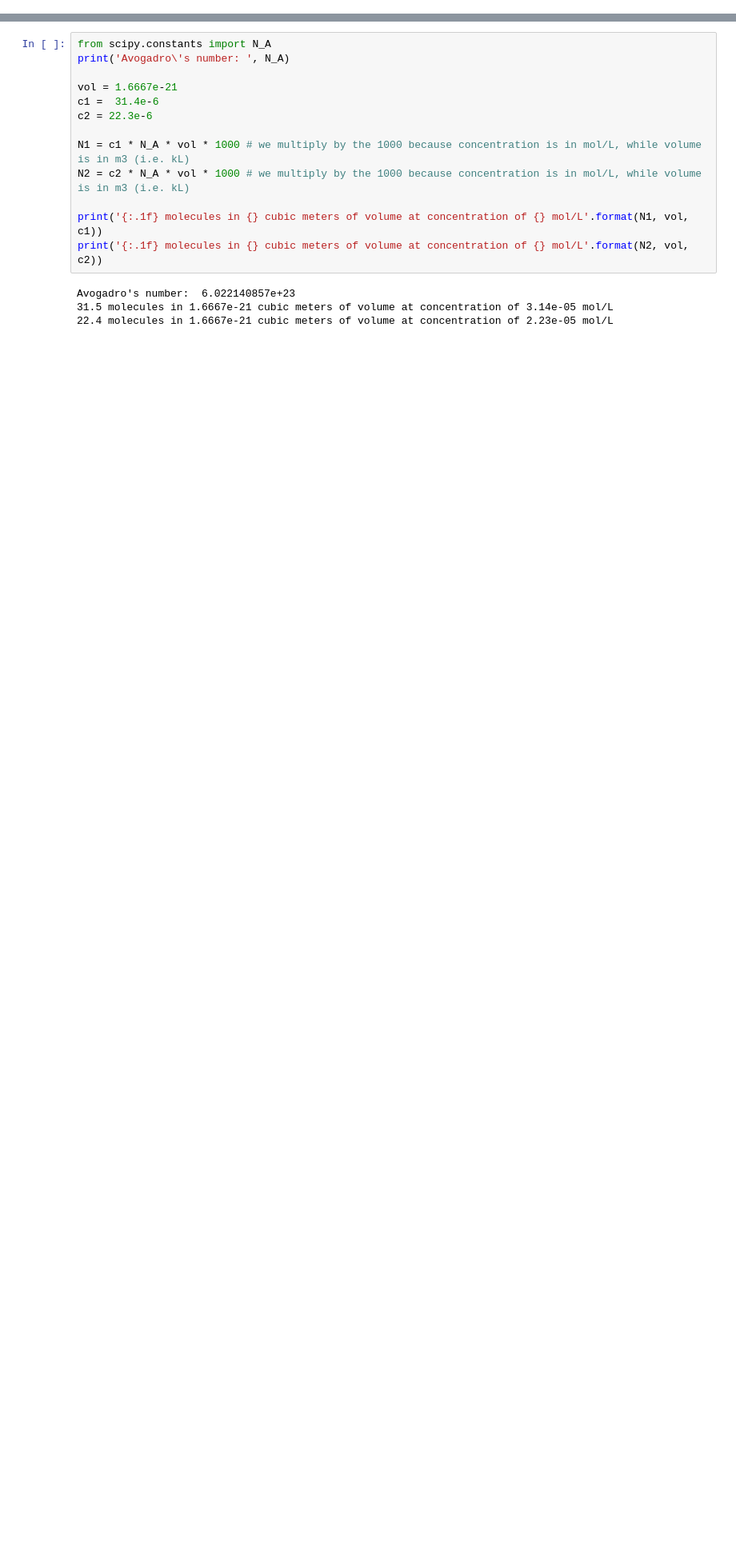
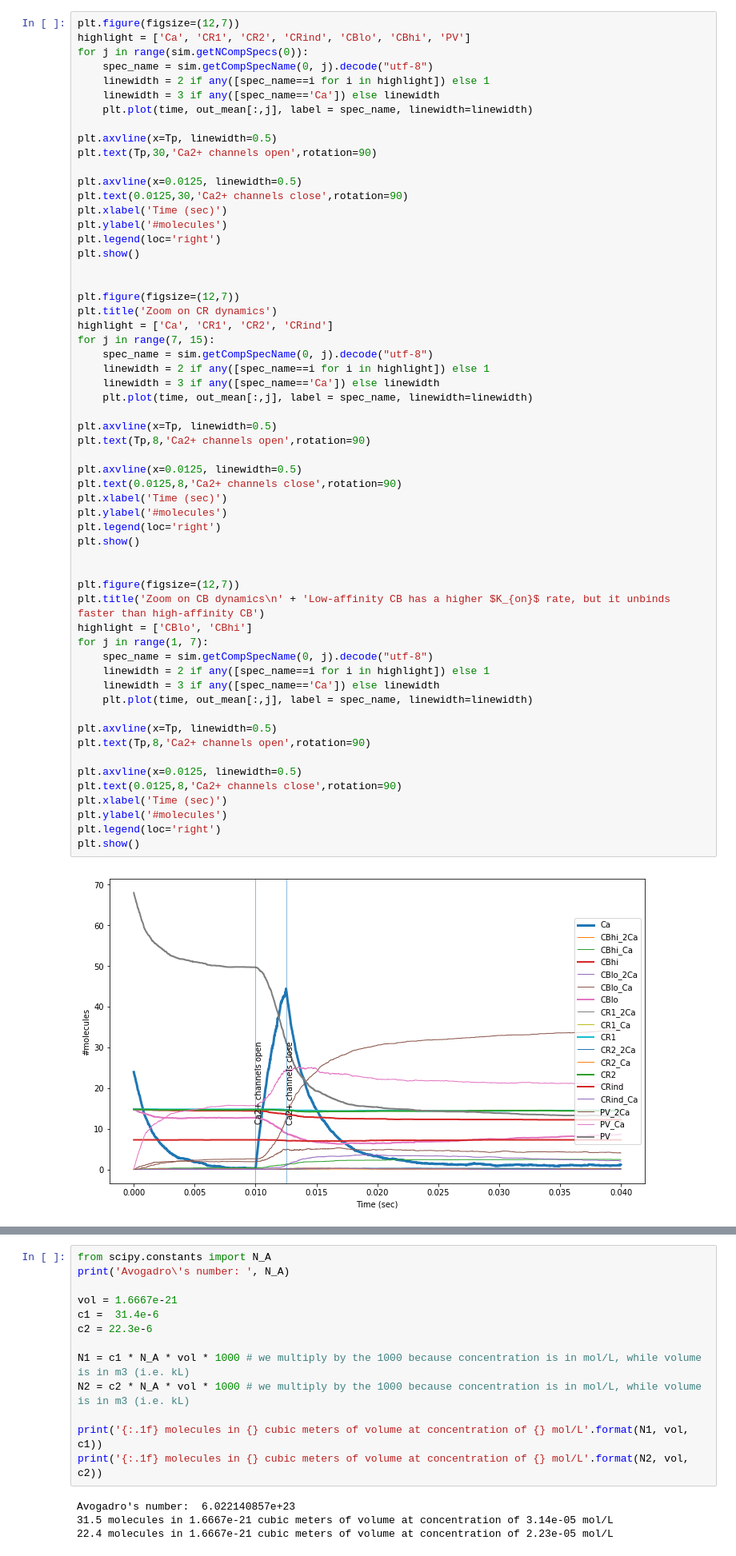
Before and after one commit to RomanKoshkin/CNU, a Jupyter notebook: Sim_Ca_Buffer.ipynb, the cells around one changed output, grey strips where cells are left out. Shown at 80% size. Cells and saved outputs as stored; diff of their text form; blank space fills up the shorter version.

```diff
--- a/Sim_Ca_Buffer.ipynb
+++ b/Sim_Ca_Buffer.ipynb
@@ -185,0 +185,60 @@ plt.show()
+# %%
+plt.figure(figsize=(12,7))
+highlight = ['Ca', 'CR1', 'CR2', 'CRind', 'CBlo', 'CBhi', 'PV']
+for j in range(sim.getNCompSpecs(0)):
+    spec_name = sim.getCompSpecName(0, j).decode("utf-8")
+    linewidth = 2 if any([spec_name==i for i in highlight]) else 1
+    linewidth = 3 if any([spec_name=='Ca']) else linewidth
+    plt.plot(time, out_mean[:,j], label = spec_name, linewidth=linewidth)
+
+plt.axvline(x=Tp, linewidth=0.5)
+plt.text(Tp,30,'Ca2+ channels open',rotation=90)
+
+plt.axvline(x=0.0125, linewidth=0.5)
+plt.text(0.0125,30,'Ca2+ channels close',rotation=90)
+plt.xlabel('Time (sec)')
+plt.ylabel('#molecules')
+plt.legend(loc='right')
+plt.show()
+
+
+plt.figure(figsize=(12,7))
+plt.title('Zoom on CR dynamics')
+highlight = ['Ca', 'CR1', 'CR2', 'CRind']
+for j in range(7, 15):
+    spec_name = sim.getCompSpecName(0, j).decode("utf-8")
+    linewidth = 2 if any([spec_name==i for i in highlight]) else 1
+    linewidth = 3 if any([spec_name=='Ca']) else linewidth
+    plt.plot(time, out_mean[:,j], label = spec_name, linewidth=linewidth)
+
+plt.axvline(x=Tp, linewidth=0.5)
+plt.text(Tp,8,'Ca2+ channels open',rotation=90)
+
+plt.axvline(x=0.0125, linewidth=0.5)
+plt.text(0.0125,8,'Ca2+ channels close',rotation=90)
+plt.xlabel('Time (sec)')
+plt.ylabel('#molecules')
+plt.legend(loc='right')
+plt.show()
+
+
+plt.figure(figsize=(12,7))
+plt.title('Zoom on CB dynamics\n' + 'Low-affinity CB has a higher $K_{on}$ rate, but it unbinds faster than high-affinity CB')
+highlight = ['CBlo', 'CBhi']
+for j in range(1, 7):
+    spec_name = sim.getCompSpecName(0, j).decode("utf-8")
+    linewidth = 2 if any([spec_name==i for i in highlight]) else 1
+    linewidth = 3 if any([spec_name=='Ca']) else linewidth
+    plt.plot(time, out_mean[:,j], label = spec_name, linewidth=linewidth)
+
+plt.axvline(x=Tp, linewidth=0.5)
+plt.text(Tp,8,'Ca2+ channels open',rotation=90)
+
+plt.axvline(x=0.0125, linewidth=0.5)
+plt.text(0.0125,8,'Ca2+ channels close',rotation=90)
+plt.xlabel('Time (sec)')
+plt.ylabel('#molecules')
+plt.legend(loc='right')
+plt.show()
+# %% [output]
+[figure, added]
```
Also changed, not shown: parts of 8 cells of this notebook.
